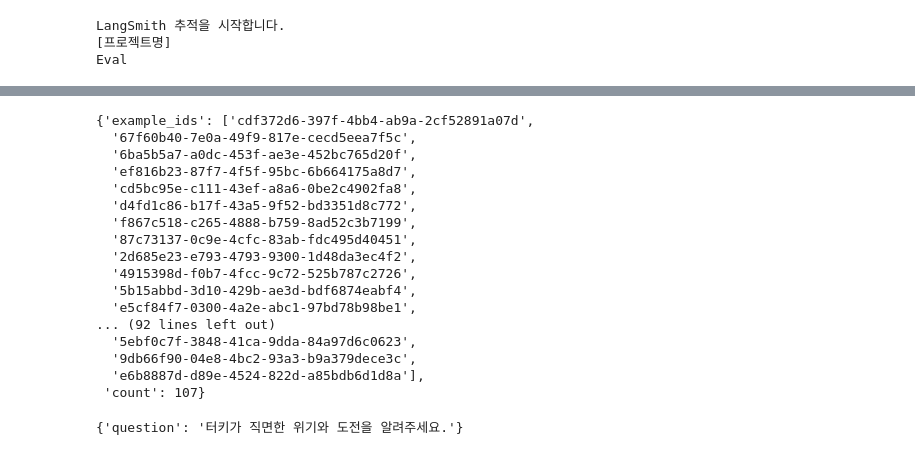
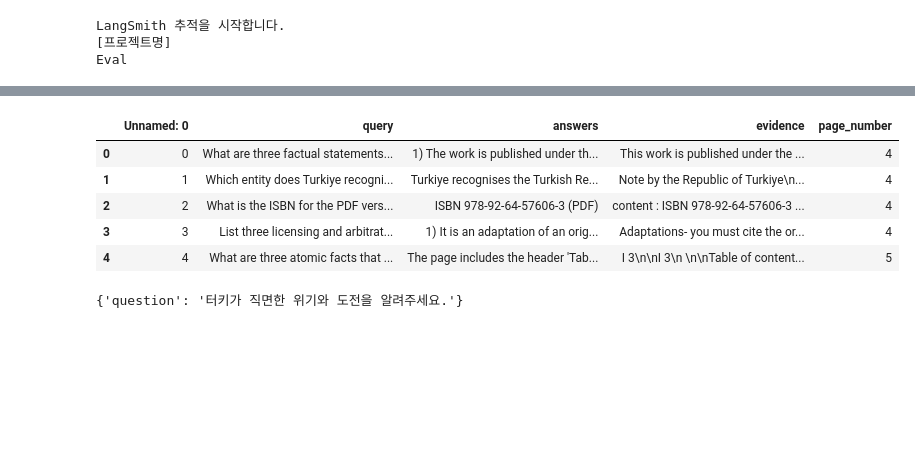
Before and after one commit to Jake-Song/RAG-end2end, a Jupyter notebook: eval.ipynb, the cells around one changed output, grey strips where cells are left out. Cells and saved outputs as stored; diff of their text form; code cells hidden in the pictures; blank space fills up the shorter version.

```diff
--- a/eval.ipynb
+++ b/eval.ipynb
@@ -40,3 +53,12 @@ Created 107 examples
+# %%
+df.head()
+# %% [output]
+|  | Unnamed: 0 | query | answers | evidence | page_number |
+| 0 | 0 | What are three factual statements... | 1) The work is published under th... | This work is published under the ... | 4 |
+| 1 | 1 | Which entity does Turkiye recogni... | Turkiye recognises the Turkish Re... | Note by the Republic of Turkiye\n... | 4 |
+| 2 | 2 | What is the ISBN for the PDF vers... | ISBN 978-92-64-57606-3 (PDF) | content : ISBN 978-92-64-57606-3 ... | 4 |
+| 3 | 3 | List three licensing and arbitrat... | 1) It is an adaptation of an orig... | Adaptations- you must cite the or... | 4 |
+| 4 | 4 | What are three atomic facts that ... | The page includes the header 'Tab... | I 3\n\nI 3\n \n\nTable of content... | 5 |
 # %%
 from langsmith import Client
 
@@ -45,30 +65,0 @@ dataset_name = "RAG eval dataset"
-# %%
-from langsmith import Client
-
-client = Client()
-
-# Create the dataset and examples in LangSmith
-dataset_name = "RAG eval dataset"
-dataset = client.create_dataset(dataset_name=dataset_name)
-client.create_examples(
-    dataset_id=dataset.id,
-    examples=examples
-)
-# %% [output]
-{'example_ids': ['cdf372d6-397f-4bb4-ab9a-2cf52891a07d',
-  '67f60b40-7e0a-49f9-817e-cecd5eea7f5c',
-  '6ba5b5a7-a0dc-453f-ae3e-452bc765d20f',
-  'ef816b23-87f7-4f5f-95bc-6b664175a8d7',
-  'cd5bc95e-c111-43ef-a8a6-0be2c4902fa8',
-  'd4fd1c86-b17f-43a5-9f52-bd3351d8c772',
-  'f867c518-c265-4888-b759-8ad52c3b7199',
-  '87c73137-0c9e-4cfc-83ab-fdc495d40451',
-  '2d685e23-e793-4793-9300-1d48da3ec4f2',
-  '4915398d-f0b7-4fcc-9c72-525b787c2726',
-  '5b15abbd-3d10-429b-ae3d-bdf6874eabf4',
-  'e5cf84f7-0300-4a2e-abc1-97bd78b98be1',
-... (92 lines left out)
-  '5ebf0c7f-3848-41ca-9dda-84a97d6c0623',
-  '9db66f90-04e8-4bc2-93a3-b9a379dece3c',
-  'e6b8887d-d89e-4524-822d-a85bdb6d1d8a'],
- 'count': 107}
```
Also changed, not shown: parts of 14 cells of this notebook, 2 other files.
